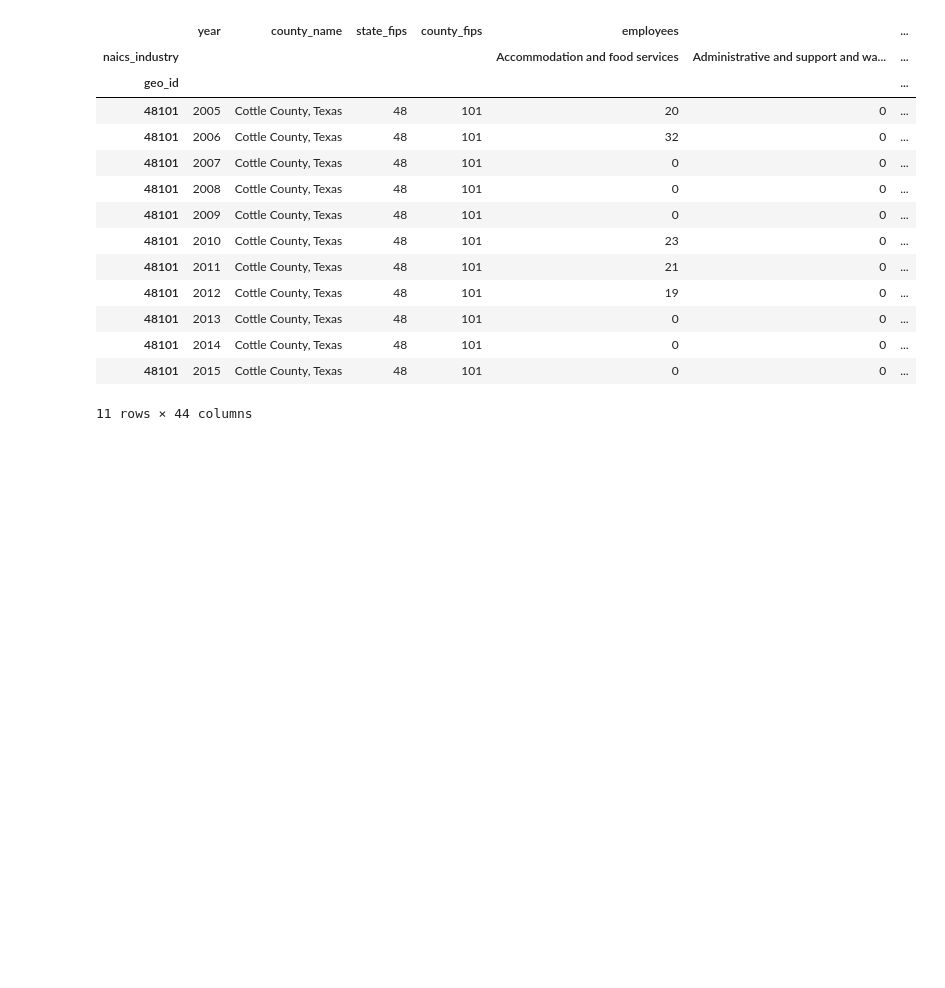
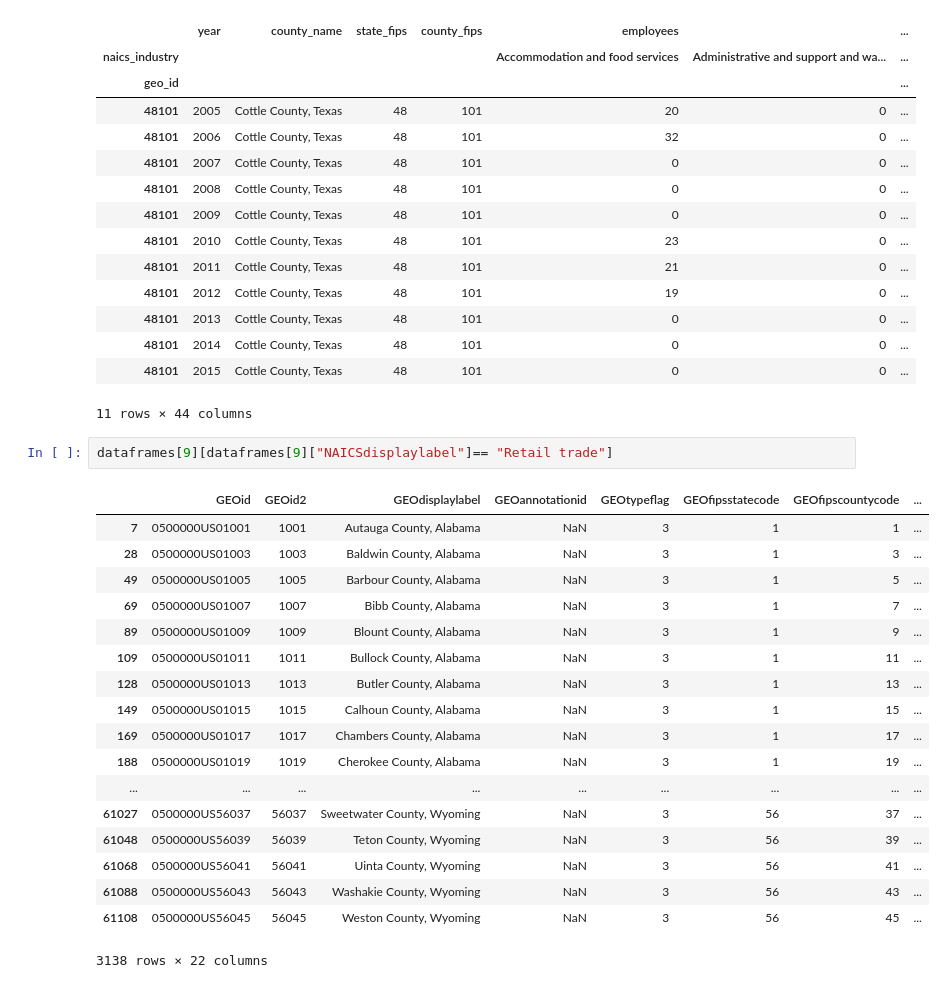
Before and after one commit to raymondgh/springboard-data-science, a Jupyter notebook: Capstone 1/DataWrangling.ipynb, the cells around one changed output. Saved outputs shown, nothing was run; the diff lists cells and outputs as text; blank space fills up the shorter version.

```diff
--- a/Capstone 1/DataWrangling.ipynb
+++ b/Capstone 1/DataWrangling.ipynb
@@ -704,3 +715,24 @@ biz_plain.loc["48101"]
 | 48101 | 2014 | Cottle County, Texas | 48 | 101 | 0 | 0 | ... |
 | 48101 | 2015 | Cottle County, Texas | 48 | 101 | 0 | 0 | ... |
 11 rows × 44 columns
+# %%
+dataframes[9][dataframes[9]["NAICSdisplaylabel"]== "Retail trade"]
+# %% [output]
+|  | GEOid | GEOid2 | GEOdisplaylabel | GEOannotationid | GEOtypeflag | GEOfipsstatecode | GEOfipscountycode | ... |
+| 7 | 0500000US01001 | 1001 | Autauga County, Alabama | NaN | 3 | 1 | 1 | ... |
+| 28 | 0500000US01003 | 1003 | Baldwin County, Alabama | NaN | 3 | 1 | 3 | ... |
+| 49 | 0500000US01005 | 1005 | Barbour County, Alabama | NaN | 3 | 1 | 5 | ... |
+| 69 | 0500000US01007 | 1007 | Bibb County, Alabama | NaN | 3 | 1 | 7 | ... |
+| 89 | 0500000US01009 | 1009 | Blount County, Alabama | NaN | 3 | 1 | 9 | ... |
+| 109 | 0500000US01011 | 1011 | Bullock County, Alabama | NaN | 3 | 1 | 11 | ... |
+| 128 | 0500000US01013 | 1013 | Butler County, Alabama | NaN | 3 | 1 | 13 | ... |
+| 149 | 0500000US01015 | 1015 | Calhoun County, Alabama | NaN | 3 | 1 | 15 | ... |
+| 169 | 0500000US01017 | 1017 | Chambers County, Alabama | NaN | 3 | 1 | 17 | ... |
+| 188 | 0500000US01019 | 1019 | Cherokee County, Alabama | NaN | 3 | 1 | 19 | ... |
+| ... | ... | ... | ... | ... | ... | ... | ... | ... |
+| 61027 | 0500000US56037 | 56037 | Sweetwater County, Wyoming | NaN | 3 | 56 | 37 | ... |
+| 61048 | 0500000US56039 | 56039 | Teton County, Wyoming | NaN | 3 | 56 | 39 | ... |
+| 61068 | 0500000US56041 | 56041 | Uinta County, Wyoming | NaN | 3 | 56 | 41 | ... |
+| 61088 | 0500000US56043 | 56043 | Washakie County, Wyoming | NaN | 3 | 56 | 43 | ... |
+| 61108 | 0500000US56045 | 56045 | Weston County, Wyoming | NaN | 3 | 56 | 45 | ... |
+3138 rows × 22 columns
```
Also changed, not shown: parts of 4 cells of this notebook, 1 other file.
